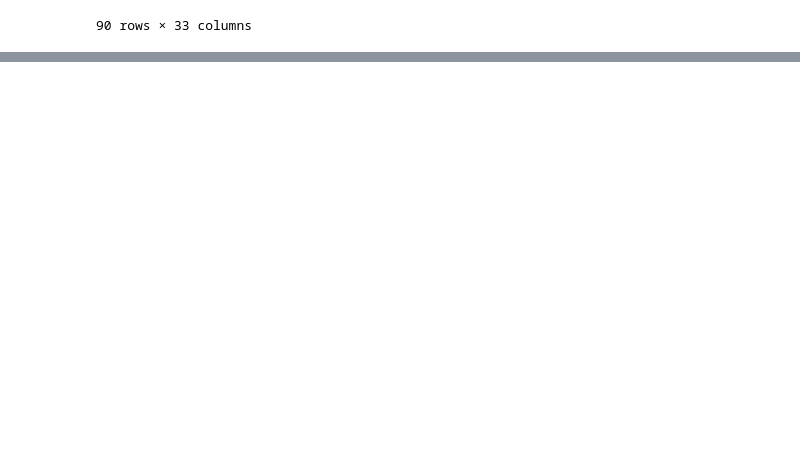
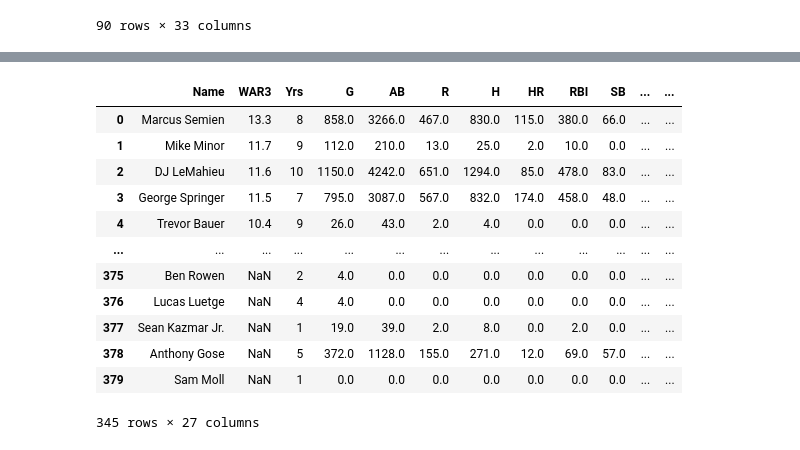
Before and after one commit to MattKrepp1/Econ-411, a Jupyter notebook: Course Project/Project Rough Draft.ipynb, the cells around one changed output, grey strips where cells are left out. Cells and saved outputs as stored; diff of their text form; code cells hidden in the pictures; blank space fills up the shorter version.

```diff
--- a/Course Project/Project Rough Draft.ipynb
+++ b/Course Project/Project Rough Draft.ipynb
@@ -55,0 +110,19 @@ result
+# %%
+pd.read_csv("SR FA Stats 2020.csv")
+df_stats = pd.read_csv("SR FA Stats 2020.csv")
+df_stats.dropna(subset = ['G'], inplace=True)
+df_stats
+# %% [output]
+|  | Name | WAR3 | Yrs | G | AB | R | H | HR | RBI | SB | ... | ... |
+| 0 | Marcus Semien | 13.3 | 8 | 858.0 | 3266.0 | 467.0 | 830.0 | 115.0 | 380.0 | 66.0 | ... | ... |
+| 1 | Mike Minor | 11.7 | 9 | 112.0 | 210.0 | 13.0 | 25.0 | 2.0 | 10.0 | 0.0 | ... | ... |
+| 2 | DJ LeMahieu | 11.6 | 10 | 1150.0 | 4242.0 | 651.0 | 1294.0 | 85.0 | 478.0 | 83.0 | ... | ... |
+| 3 | George Springer | 11.5 | 7 | 795.0 | 3087.0 | 567.0 | 832.0 | 174.0 | 458.0 | 48.0 | ... | ... |
+| 4 | Trevor Bauer | 10.4 | 9 | 26.0 | 43.0 | 2.0 | 4.0 | 0.0 | 0.0 | 0.0 | ... | ... |
+| ... | ... | ... | ... | ... | ... | ... | ... | ... | ... | ... | ... | ... |
+| 375 | Ben Rowen | NaN | 2 | 4.0 | 0.0 | 0.0 | 0.0 | 0.0 | 0.0 | 0.0 | ... | ... |
+| 376 | Lucas Luetge | NaN | 4 | 4.0 | 0.0 | 0.0 | 0.0 | 0.0 | 0.0 | 0.0 | ... | ... |
+| 377 | Sean Kazmar Jr. | NaN | 1 | 19.0 | 39.0 | 2.0 | 8.0 | 0.0 | 2.0 | 0.0 | ... | ... |
+| 378 | Anthony Gose | NaN | 5 | 372.0 | 1128.0 | 155.0 | 271.0 | 12.0 | 69.0 | 57.0 | ... | ... |
+| 379 | Sam Moll | NaN | 1 | 0.0 | 0.0 | 0.0 | 0.0 | 0.0 | 0.0 | 0.0 | ... | ... |
+345 rows × 27 columns
```
Also changed, not shown: parts of 15 cells of this notebook, 13 other files.
